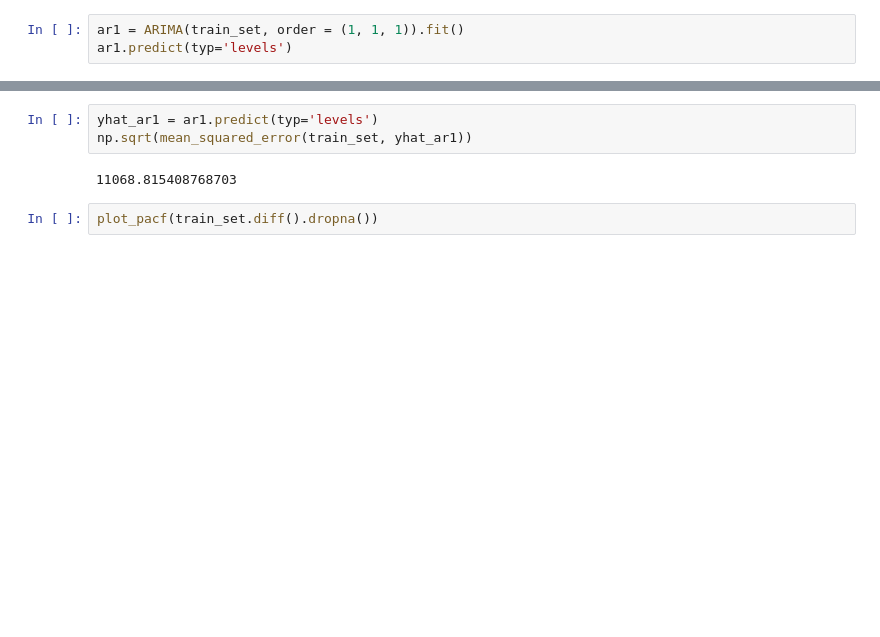
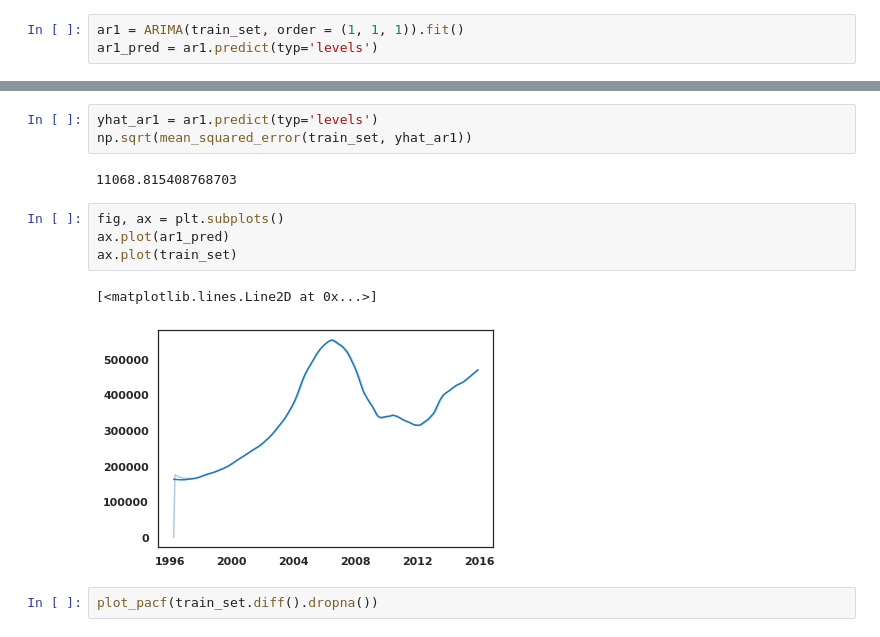
Before and after one commit to learn-co-curriculum/dsc-phase-4-choosing-a-dataset, a Jupyter notebook: time-series/Dan_exploratory_githubapp.ipynb, the cells around one changed output, grey strips where cells are left out. Saved outputs shown, nothing was run; the diff lists cells and outputs as text; blank space fills up the shorter version.

```diff
--- a/time-series/Dan_exploratory_githubapp.ipynb
+++ b/time-series/Dan_exploratory_githubapp.ipynb
@@ -335,4 +335,4 @@ split = TimeSeriesSplit()
 # Modeling
 # %%
 ar1 = ARIMA(train_set, order = (1, 1, 1)).fit()
-ar1.predict(typ='levels')
+ar1_pred = ar1.predict(typ='levels')
@@ -449,6 +436,13 @@ yhat_ar1 = ar1.predict(typ='levels')
 np.sqrt(mean_squared_error(train_set, yhat_ar1))
 # %% [output]
 11068.815408768703
+# %%
+fig, ax = plt.subplots()
+ax.plot(ar1_pred)
+ax.plot(train_set)
+# %% [output]
+[<matplotlib.lines.Line2D at 0x...>]
+[figure, added]
 # %%
 plot_pacf(train_set.diff().dropna())
 # %% [output]
```
Also changed, not shown: parts of 2 cells of this notebook.
